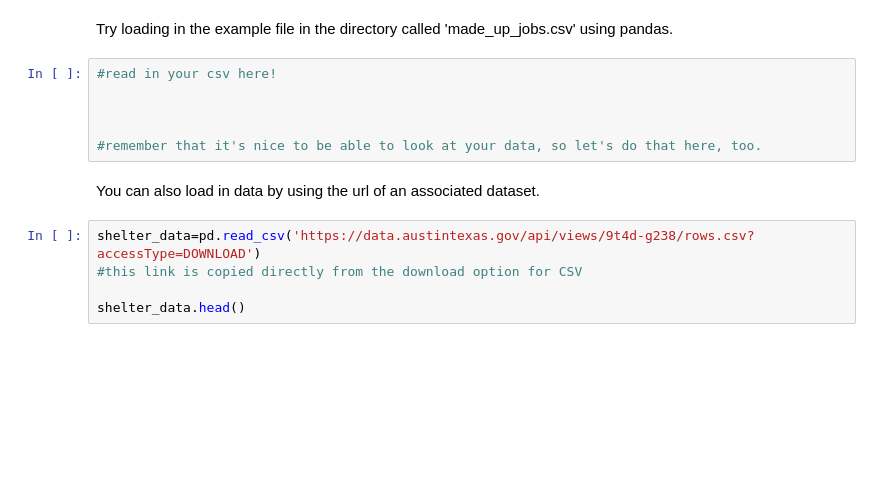
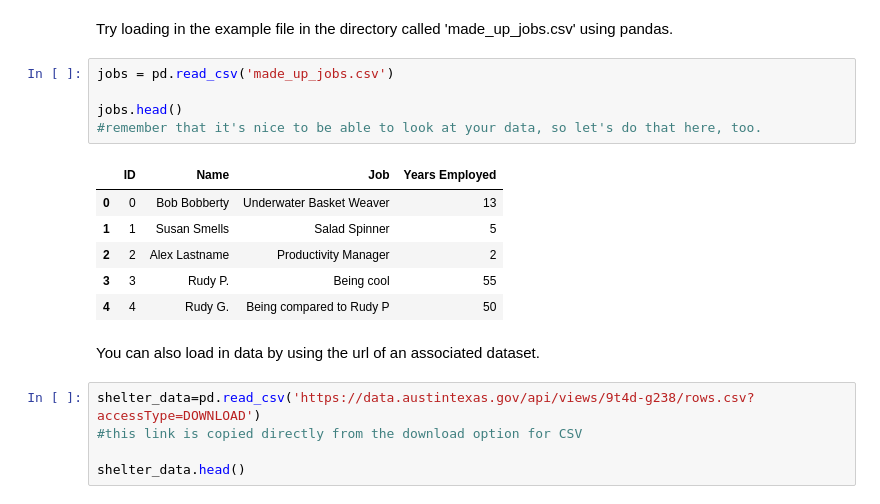
Before and after one commit to raheelzulfiqar/numpy_pandas_seattle-ds-062419, a Jupyter notebook: intro_to_libraries_numpy_and_pandas-apm.ipynb, the cells around one changed output. Saved outputs shown, nothing was run; the diff lists cells and outputs as text; blank space fills up the shorter version.

```diff
--- a/intro_to_libraries_numpy_and_pandas-apm.ipynb
+++ b/intro_to_libraries_numpy_and_pandas-apm.ipynb
@@ -171,11 +206,17 @@ example_csv.head() #this is an example template of how to read a csv
 # %% [markdown]
 Try loading in the example file in the directory called 'made_up_jobs.csv' using pandas.
 # %%
-#read in your csv here!
+jobs = pd.read_csv('made_up_jobs.csv')
 
-
-
+jobs.head()
 #remember that it's nice to be able to look at your data, so let's do that here, too.
+# %% [output]
+|  | ID | Name | Job | Years Employed |
+| 0 | 0 | Bob Bobberty | Underwater Basket Weaver | 13 |
+| 1 | 1 | Susan Smells | Salad Spinner | 5 |
+| 2 | 2 | Alex Lastname | Productivity Manager | 2 |
+| 3 | 3 | Rudy P. | Being cool | 55 |
+| 4 | 4 | Rudy G. | Being compared to Rudy P | 50 |
 # %% [markdown]
 You can also load in data by using the url of an associated dataset.
 # %%
```
Also changed, not shown: parts of 33 cells of this notebook.
